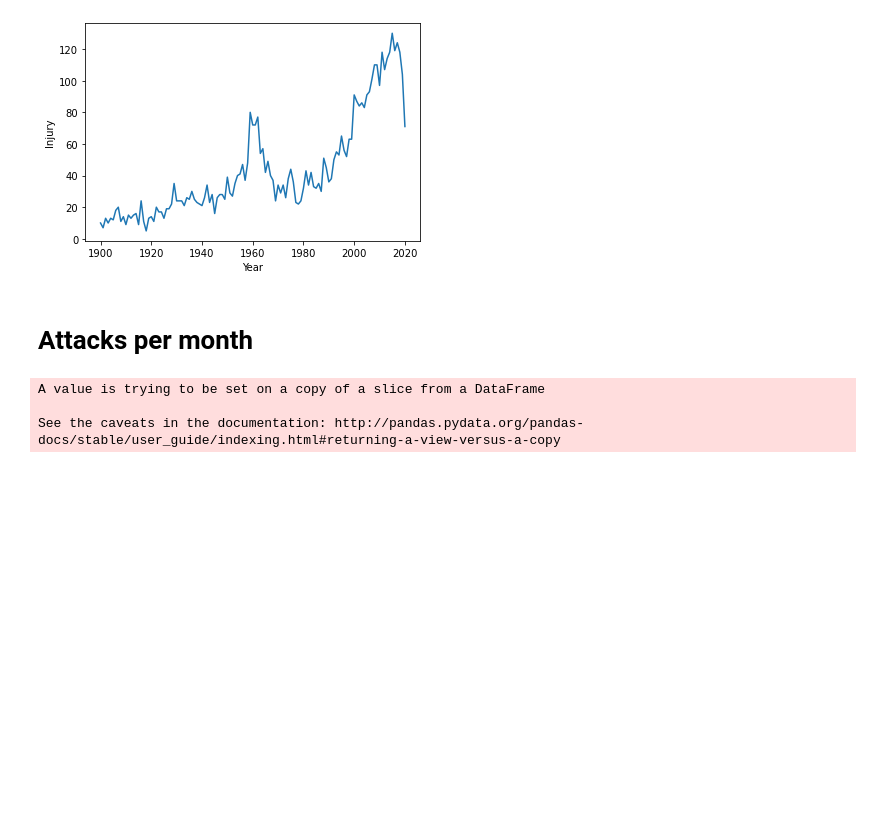
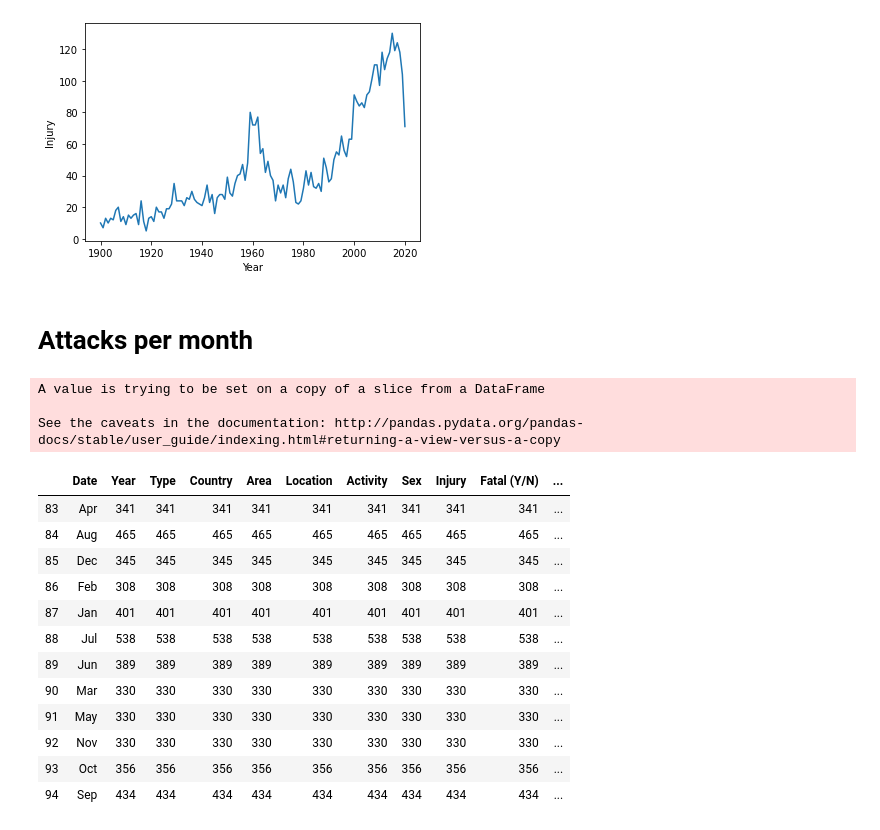
Before and after one commit to bt02/Shark-Attack-Data, a Jupyter notebook: eda.ipynb, the cells around one changed output. Cells and saved outputs as stored; diff of their text form; code cells hidden in the pictures; blank space fills up the shorter version.

```diff
--- a/eda.ipynb
+++ b/eda.ipynb
@@ -46,3 +46,19 @@ month_total = month.groupby('Date').count()
 month_total.reset_index(inplace=True)
 # %%
 month_total = month_total[83:95]
+# %%
+month_total
+# %% [output]
+|  | Date | Year | Type | Country | Area | Location | Activity | Sex | Injury | Fatal (Y/N) | ... |
+| 83 | Apr | 341 | 341 | 341 | 341 | 341 | 341 | 341 | 341 | 341 | ... |
+| 84 | Aug | 465 | 465 | 465 | 465 | 465 | 465 | 465 | 465 | 465 | ... |
+| 85 | Dec | 345 | 345 | 345 | 345 | 345 | 345 | 345 | 345 | 345 | ... |
+| 86 | Feb | 308 | 308 | 308 | 308 | 308 | 308 | 308 | 308 | 308 | ... |
+| 87 | Jan | 401 | 401 | 401 | 401 | 401 | 401 | 401 | 401 | 401 | ... |
+| 88 | Jul | 538 | 538 | 538 | 538 | 538 | 538 | 538 | 538 | 538 | ... |
+| 89 | Jun | 389 | 389 | 389 | 389 | 389 | 389 | 389 | 389 | 389 | ... |
+| 90 | Mar | 330 | 330 | 330 | 330 | 330 | 330 | 330 | 330 | 330 | ... |
+| 91 | May | 330 | 330 | 330 | 330 | 330 | 330 | 330 | 330 | 330 | ... |
+| 92 | Nov | 330 | 330 | 330 | 330 | 330 | 330 | 330 | 330 | 330 | ... |
+| 93 | Oct | 356 | 356 | 356 | 356 | 356 | 356 | 356 | 356 | 356 | ... |
+| 94 | Sep | 434 | 434 | 434 | 434 | 434 | 434 | 434 | 434 | 434 | ... |
```
Also changed, not shown: parts of 2 cells of this notebook.
